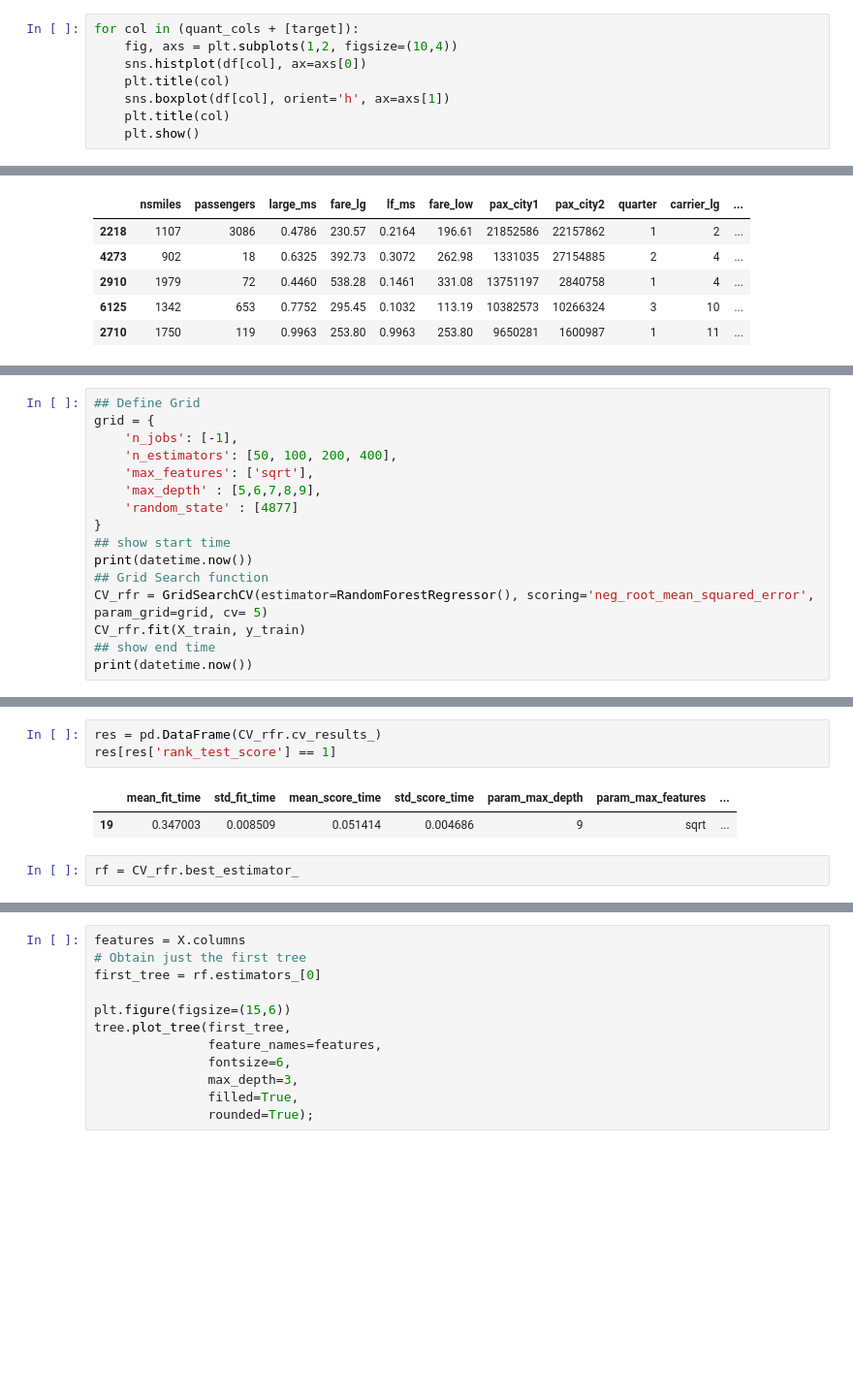
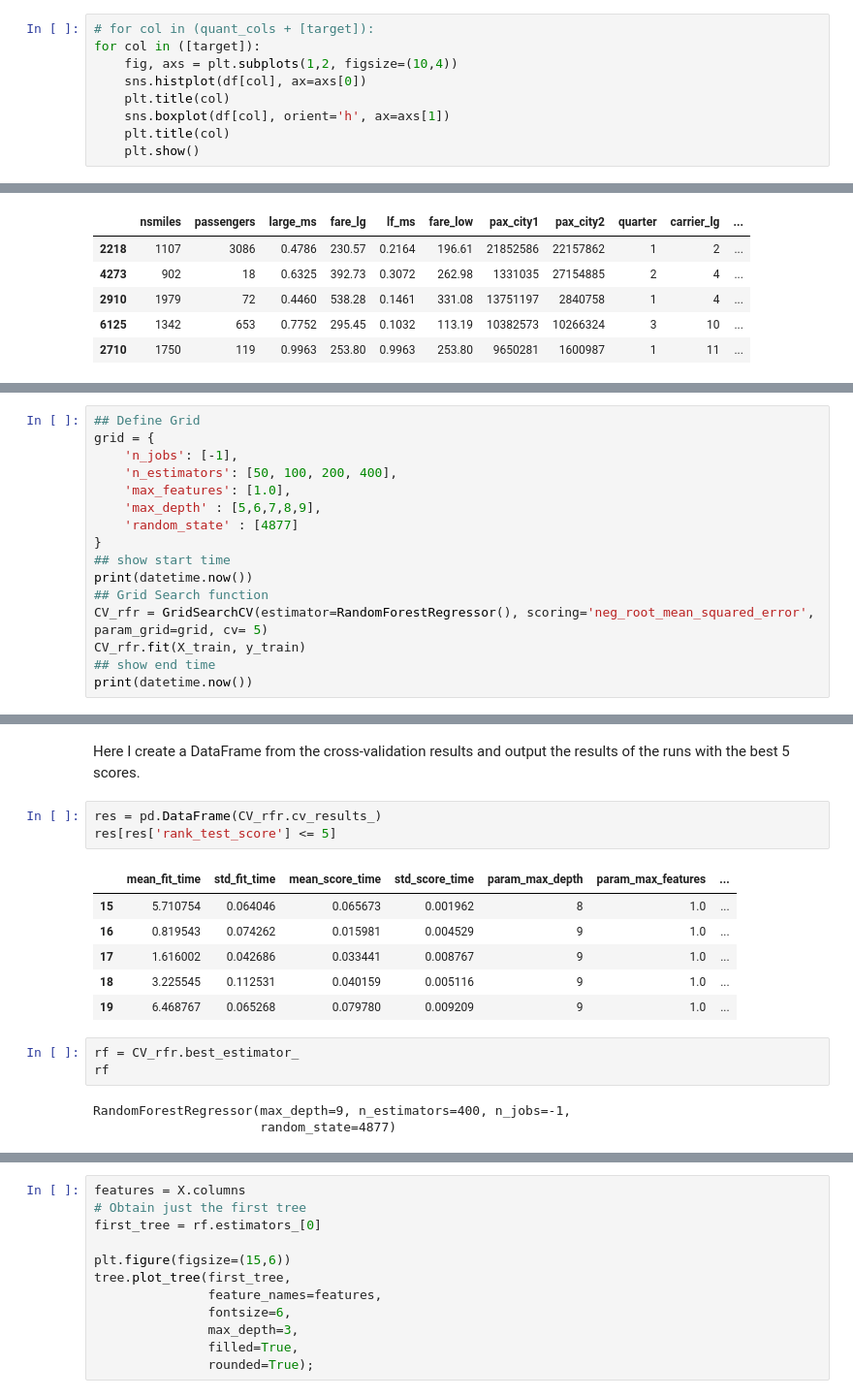
Before and after one commit to dhaunsperger/WGU_Portfolio, a Jupyter notebook: Capstone/Capstone.ipynb, the cells around one changed output, grey strips where cells are left out. Shown: that part at 97% size. Drawn from its saved outputs; the diff is of its cells as text; blank space fills up the shorter version.

```diff
--- a/Capstone/Capstone.ipynb
+++ b/Capstone/Capstone.ipynb
@@ -160,7 +194,8 @@ df.rename(columns=namechg_dict, inplace=True)
 # quant_cols = [namechg_dict.get(item, item) for item in quant_cols]
 target = 'log_fare'
 # %%
-for col in (quant_cols + [target]):
+# for col in (quant_cols + [target]):
+for col in ([target]):
     fig, axs = plt.subplots(1,2, figsize=(10,4))
     sns.histplot(df[col], ax=axs[0])
     plt.title(col)
@@ -242,7 +277,7 @@ X_train.head()
 grid = {
     'n_jobs': [-1],
     'n_estimators': [50, 100, 200, 400],
-    'max_features': ['sqrt'],
+    'max_features': [1.0],
     'max_depth' : [5,6,7,8,9],
     'random_state' : [4877]
 }
@@ -259,8 +294,18 @@ print(datetime.now())
+# %% [markdown]
+Here I create a DataFrame from the cross-validation results and output the results of the runs with the best 5 scores.
 # %%
 res = pd.DataFrame(CV_rfr.cv_results_)
-res[res['rank_test_score'] == 1]
+res[res['rank_test_score'] <= 5]
 # %% [output]
 |  | mean_fit_time | std_fit_time | mean_score_time | std_score_time | param_max_depth | param_max_features | ... |
-| 19 | 0.347003 | 0.008509 | 0.051414 | 0.004686 | 9 | sqrt | ... |
+| 15 | 5.710754 | 0.064046 | 0.065673 | 0.001962 | 8 | 1.0 | ... |
+| 16 | 0.819543 | 0.074262 | 0.015981 | 0.004529 | 9 | 1.0 | ... |
+| 17 | 1.616002 | 0.042686 | 0.033441 | 0.008767 | 9 | 1.0 | ... |
+| 18 | 3.225545 | 0.112531 | 0.040159 | 0.005116 | 9 | 1.0 | ... |
+| 19 | 6.468767 | 0.065268 | 0.079780 | 0.009209 | 9 | 1.0 | ... |
 # %%
 rf = CV_rfr.best_estimator_
+rf
+# %% [output]
+RandomForestRegressor(max_depth=9, n_estimators=400, n_jobs=-1,
+                      random_state=4877)
```
Also changed, not shown: parts of 25 cells of this notebook, 1 other file.
